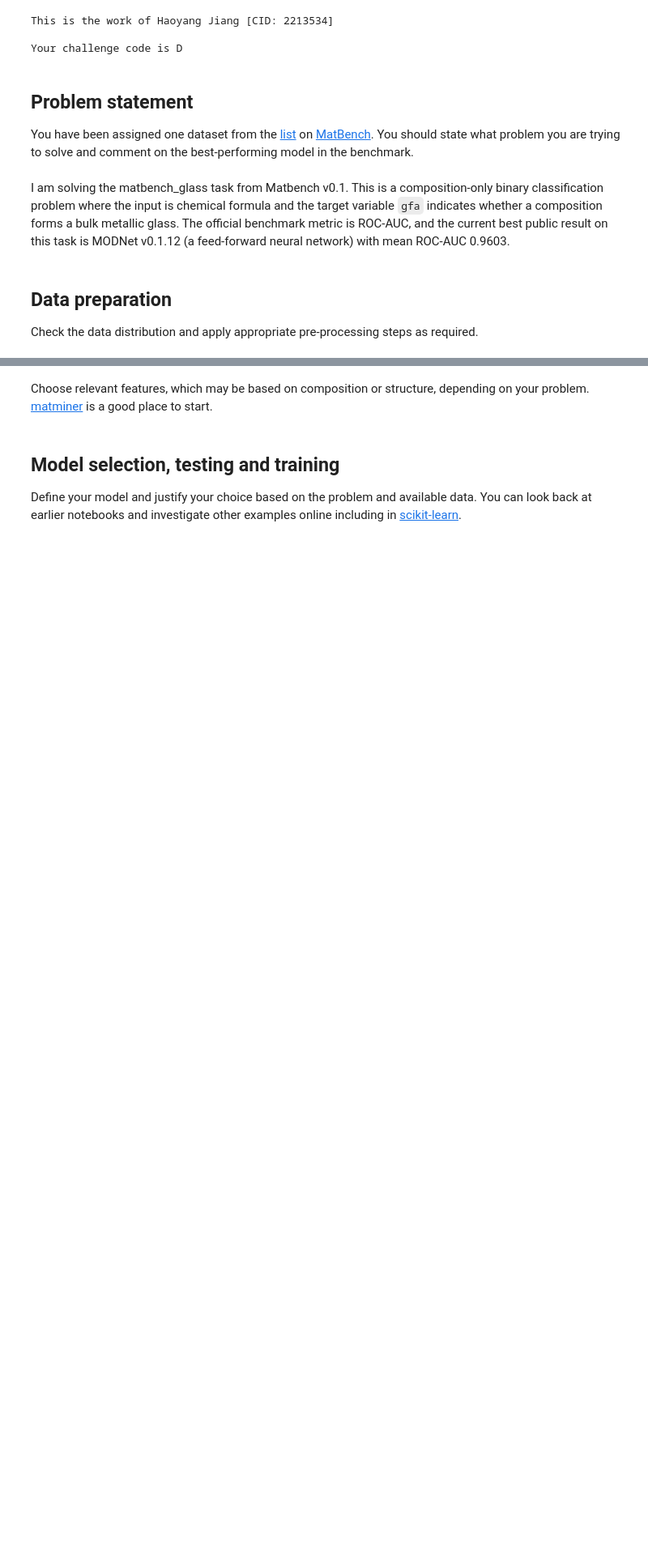
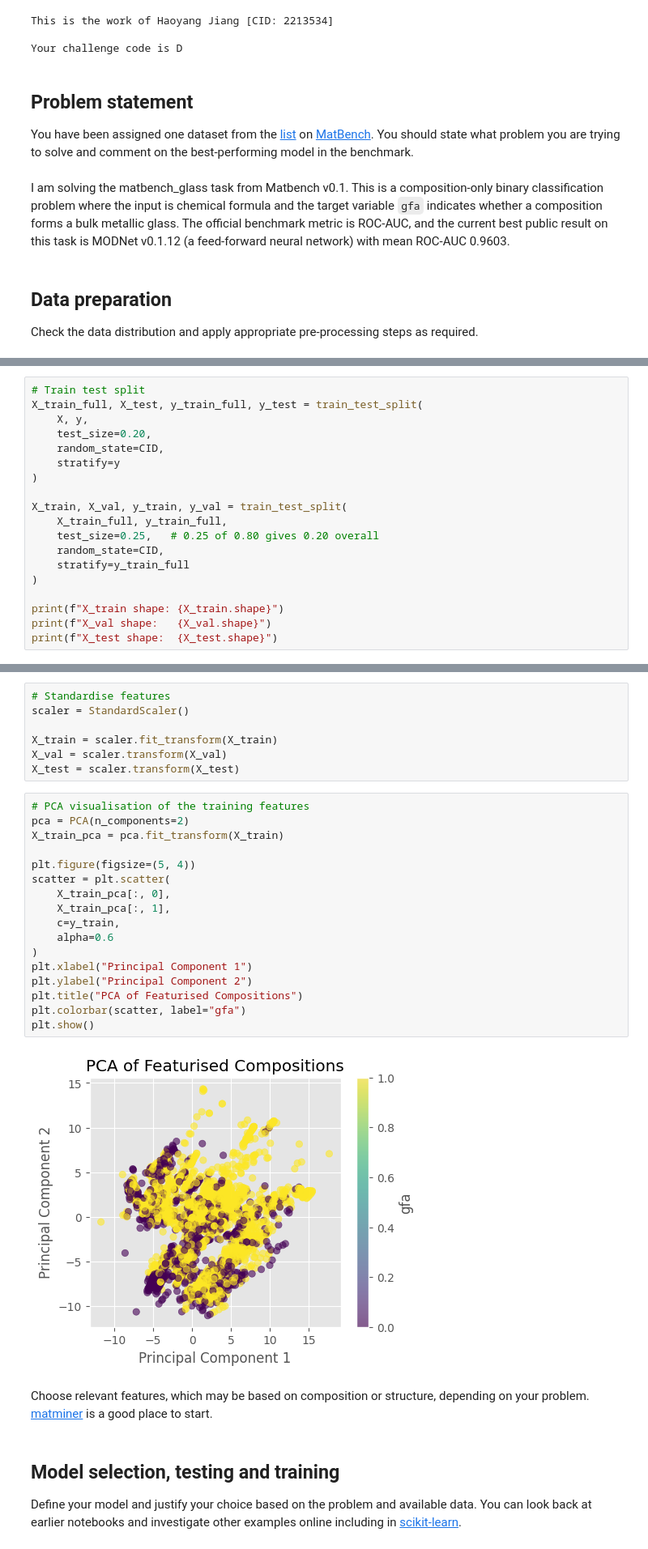
Before and after one commit to PhyTorch/Lecture, a Jupyter notebook: Research_Challenge.ipynb, the cells around one changed output, grey strips where cells are left out. Shown at 81% size. Cells and saved outputs as stored; diff of their text form; blank space fills up the shorter version.

```diff
--- a/Research_Challenge.ipynb
+++ b/Research_Challenge.ipynb
@@ -89,0 +262,19 @@ print(df)
+# %%
+# Train test split
+X_train_full, X_test, y_train_full, y_test = train_test_split(
+    X, y,
+    test_size=0.20,
+    random_state=CID,
+    stratify=y
+)
+
+X_train, X_val, y_train, y_val = train_test_split(
+    X_train_full, y_train_full,
+    test_size=0.25,   # 0.25 of 0.80 gives 0.20 overall
+    random_state=CID,
+    stratify=y_train_full
+)
+
+print(f"X_train shape: {X_train.shape}")
+print(f"X_val shape:   {X_val.shape}")
+print(f"X_test shape:  {X_test.shape}")
@@ -90,3 +285,29 @@ print(df)
+# %%
+# Standardise features
+scaler = StandardScaler()
+
+X_train = scaler.fit_transform(X_train)
+X_val = scaler.transform(X_val)
+X_test = scaler.transform(X_test)
+# %%
+# PCA visualisation of the training features
+pca = PCA(n_components=2)
+X_train_pca = pca.fit_transform(X_train)
+
+plt.figure(figsize=(5, 4))
+scatter = plt.scatter(
+    X_train_pca[:, 0],
+    X_train_pca[:, 1],
+    c=y_train,
+    alpha=0.6
+)
+plt.xlabel("Principal Component 1")
+plt.ylabel("Principal Component 2")
+plt.title("PCA of Featurised Compositions")
+plt.colorbar(scatter, label="gfa")
+plt.show()
+# %% [output]
+[figure, added]
 # %% [markdown]
 Choose relevant features, which may be based on composition or structure, depending on your problem. [matminer](https://hackingmaterials.lbl.gov/matminer/) is a good place to start.
 # %% [markdown]
```
Also changed, not shown: parts of 12 cells of this notebook.
